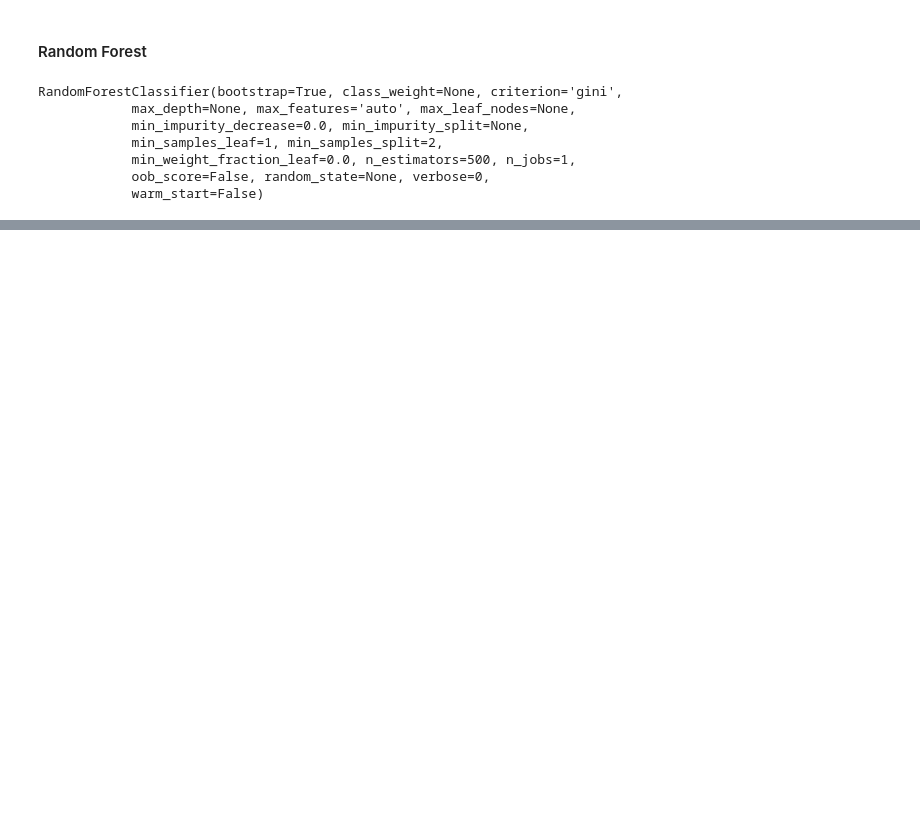
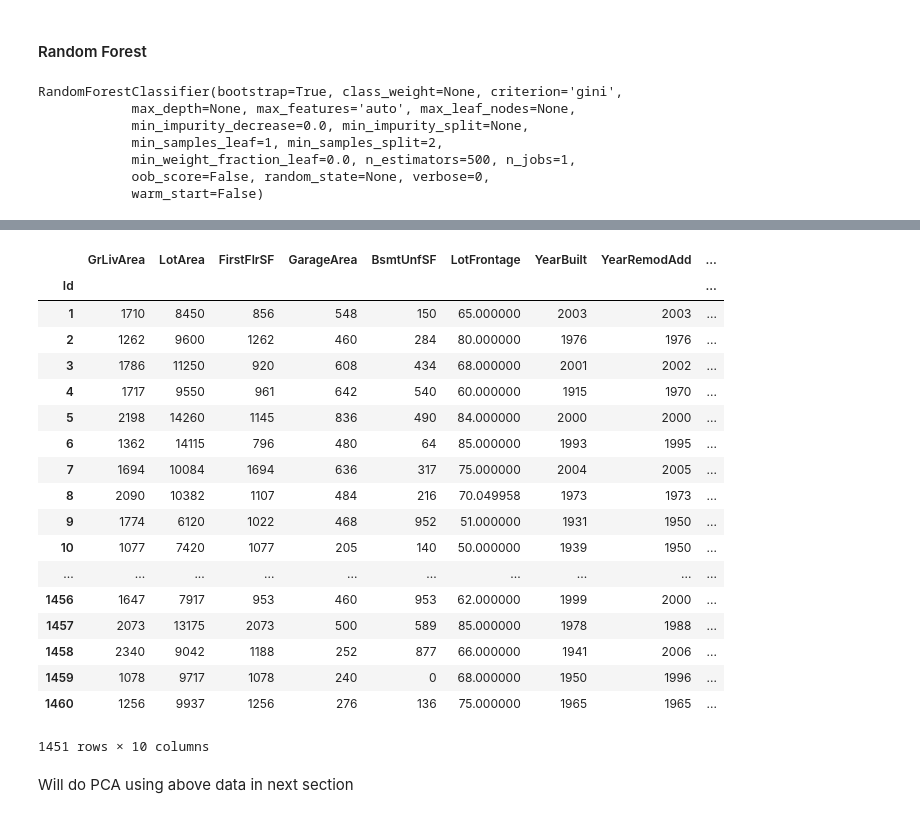
Before and after one commit to asutosh223/CSX_450_2_Final_Iowa, a Jupyter notebook: ipynb/03-Feature Selection.ipynb, the cells around one changed output, grey strips where cells are left out. Cells and saved outputs as stored; diff of their text form; code cells hidden in the pictures; blank space fills up the shorter version.

```diff
--- a/ipynb/03-Feature Selection.ipynb
+++ b/ipynb/03-Feature Selection.ipynb
@@ -121,0 +180,26 @@ dtype: float64
+# %%
+final_feature_selected = ['GrLivArea','LotArea','FirstFlrSF','GarageArea','BsmtUnfSF','LotFrontage','YearBuilt','YearRemodAdd','BsmtFinSF1','OpenPorchSF']
+# %%
+housing_df[final_feature_selected]
+# %% [output]
+|  | GrLivArea | LotArea | FirstFlrSF | GarageArea | BsmtUnfSF | LotFrontage | YearBuilt | YearRemodAdd | ... |
+| Id |  |  |  |  |  |  |  |  | ... |
+| 1 | 1710 | 8450 | 856 | 548 | 150 | 65.000000 | 2003 | 2003 | ... |
+| 2 | 1262 | 9600 | 1262 | 460 | 284 | 80.000000 | 1976 | 1976 | ... |
+| 3 | 1786 | 11250 | 920 | 608 | 434 | 68.000000 | 2001 | 2002 | ... |
+| 4 | 1717 | 9550 | 961 | 642 | 540 | 60.000000 | 1915 | 1970 | ... |
+| 5 | 2198 | 14260 | 1145 | 836 | 490 | 84.000000 | 2000 | 2000 | ... |
+| 6 | 1362 | 14115 | 796 | 480 | 64 | 85.000000 | 1993 | 1995 | ... |
+| 7 | 1694 | 10084 | 1694 | 636 | 317 | 75.000000 | 2004 | 2005 | ... |
+| 8 | 2090 | 10382 | 1107 | 484 | 216 | 70.049958 | 1973 | 1973 | ... |
+| 9 | 1774 | 6120 | 1022 | 468 | 952 | 51.000000 | 1931 | 1950 | ... |
+| 10 | 1077 | 7420 | 1077 | 205 | 140 | 50.000000 | 1939 | 1950 | ... |
+| ... | ... | ... | ... | ... | ... | ... | ... | ... | ... |
+| 1456 | 1647 | 7917 | 953 | 460 | 953 | 62.000000 | 1999 | 2000 | ... |
+| 1457 | 2073 | 13175 | 2073 | 500 | 589 | 85.000000 | 1978 | 1988 | ... |
+| 1458 | 2340 | 9042 | 1188 | 252 | 877 | 66.000000 | 1941 | 2006 | ... |
+| 1459 | 1078 | 9717 | 1078 | 240 | 0 | 68.000000 | 1950 | 1996 | ... |
+| 1460 | 1256 | 9937 | 1256 | 276 | 136 | 75.000000 | 1965 | 1965 | ... |
+1451 rows × 10 columns
+# %% [markdown]
+Will do PCA using above data in next section
```
Also changed, not shown: parts of 9 cells of this notebook, 2 other files.
